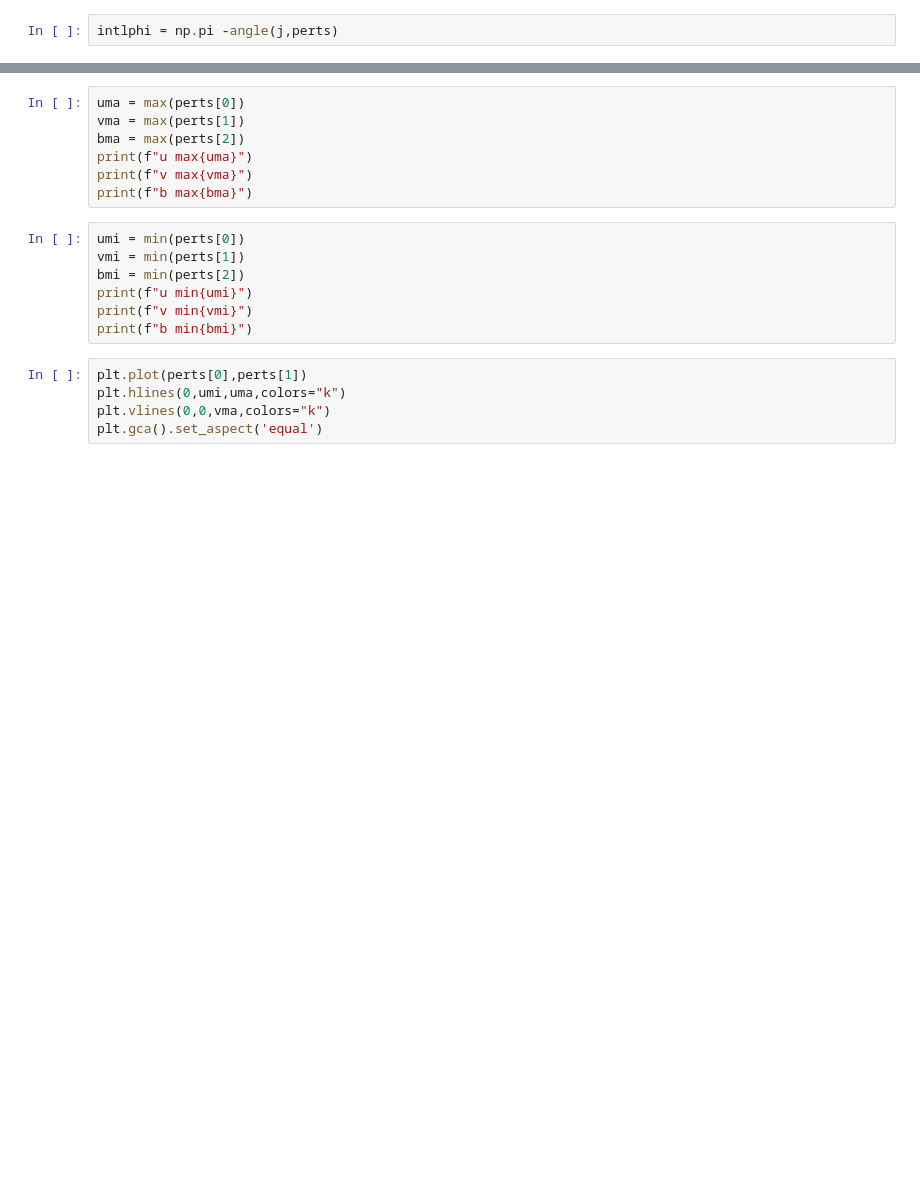
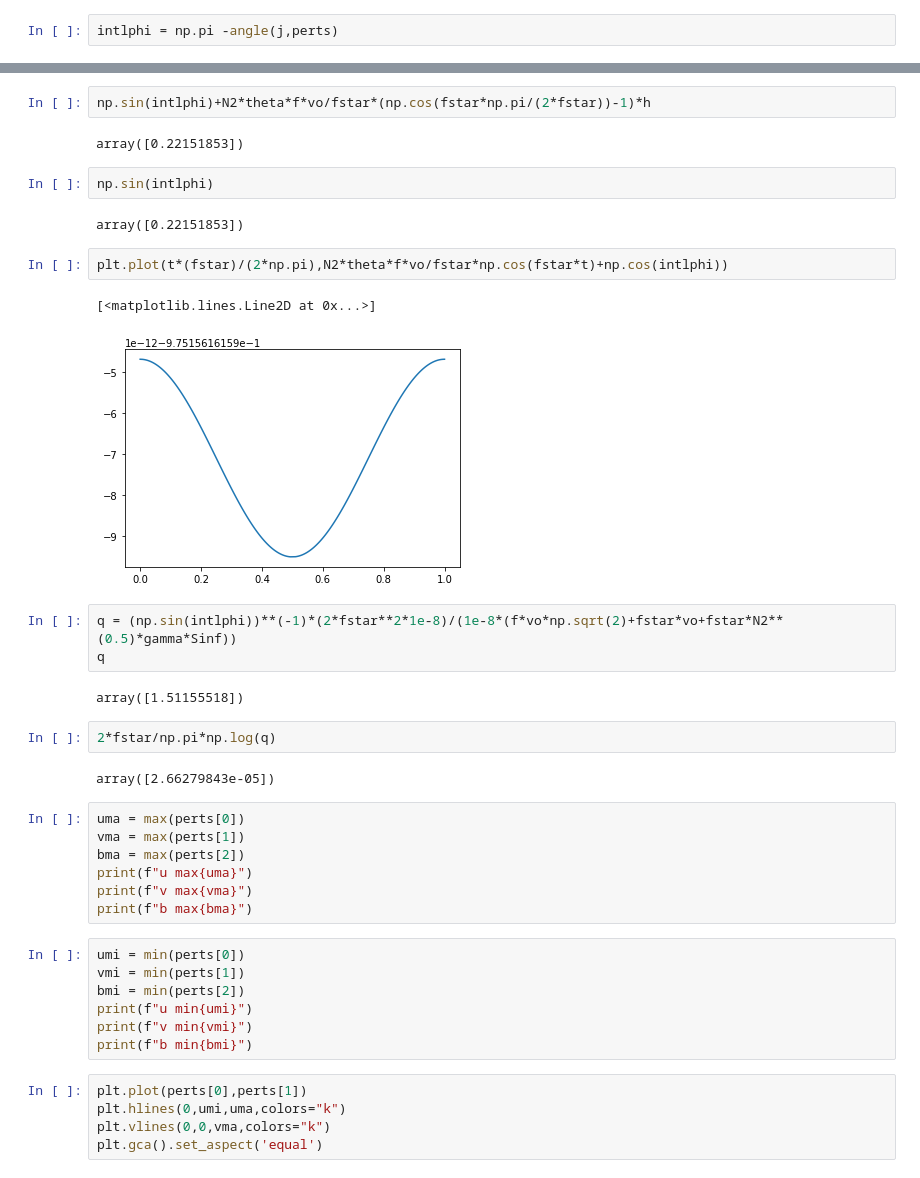
Before and after one commit to loganpknudsen/BottomBoundaryLayer, a Jupyter notebook: parameter_space_check.ipynb, the cells around one changed output, grey strips where cells are left out. Drawn from its saved outputs; the diff is of its cells as text; blank space fills up the shorter version.

```diff
--- a/parameter_space_check.ipynb
+++ b/parameter_space_check.ipynb
@@ -158,3 +156,25 @@ sin()
+# %%
+np.sin(intlphi)+N2*theta*f*vo/fstar*(np.cos(fstar*np.pi/(2*fstar))-1)*h
+# %% [output]
+array([0.22151853])
+# %%
+np.sin(intlphi)
+# %% [output]
+array([0.22151853])
+# %%
+plt.plot(t*(fstar)/(2*np.pi),N2*theta*f*vo/fstar*np.cos(fstar*t)+np.cos(intlphi))
+# %% [output]
+[<matplotlib.lines.Line2D at 0x...>]
+[figure, added]
+# %%
+q = (np.sin(intlphi))**(-1)*(2*fstar**2*1e-8)/(1e-8*(f*vo*np.sqrt(2)+fstar*vo+fstar*N2**(0.5)*gamma*Sinf))
+q
+# %% [output]
+array([1.51155518])
+# %%
+2*fstar/np.pi*np.log(q)
+# %% [output]
+array([2.66279843e-05])
 # %%
 uma = max(perts[0])
 vma = max(perts[1])
```
Also changed, not shown: parts of 19 cells of this notebook, 2 other files.
